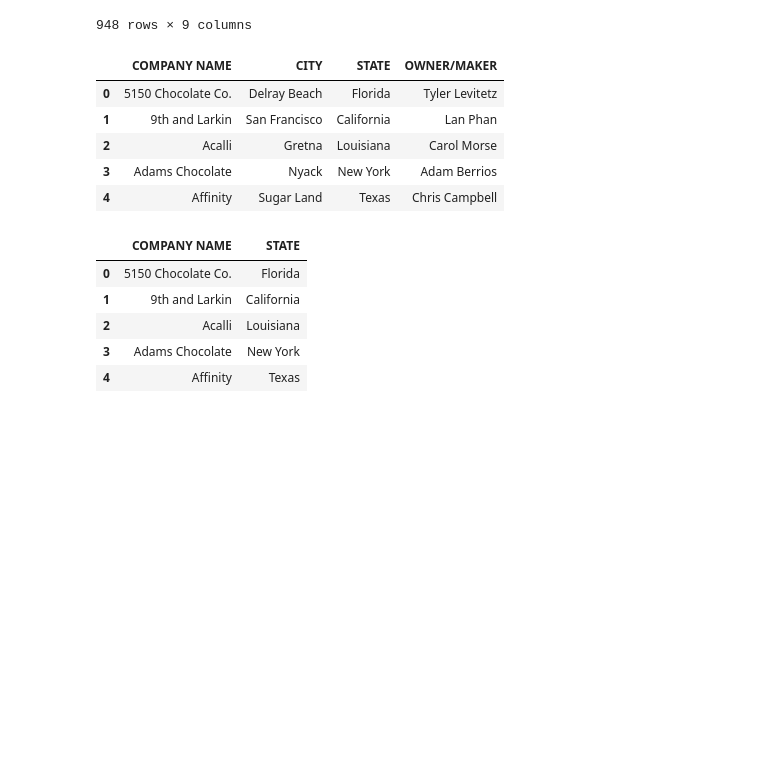
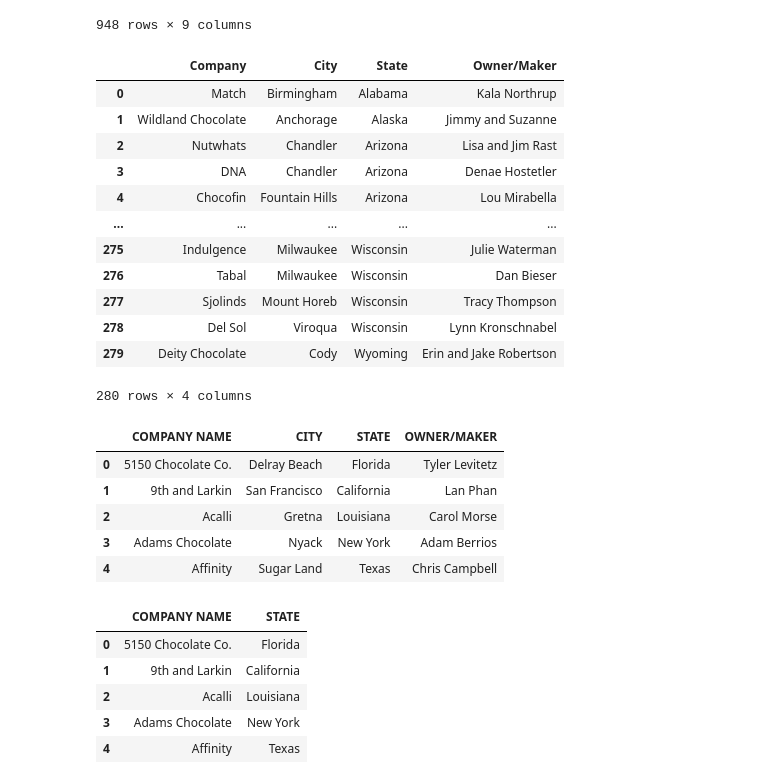
Before and after one commit to tapatio-123/ETL_Project, a Jupyter notebook: csv_to_df.ipynb, the cells around one changed output. Cells and saved outputs as stored; diff of their text form; code cells hidden in the pictures; blank space fills up the shorter version.

```diff
--- a/csv_to_df.ipynb
+++ b/csv_to_df.ipynb
@@ -15,5 +15,5 @@ from config import pw
 import time
 from splinter import Browser
 # %%
-executable_path = {'executable_path': 'chromedriver.exe'}
+executable_path = {'executable_path': 'chromedriver (2).exe'}
 browser = Browser('chrome', **executable_path, headless=False)
@@ -22,11 +51,12 @@ url = 'http://flavorsofcacao.com/usa_craft_makers.html'
 browser.visit(url)
 time.sleep(2)
 html = browser.html
-#print(html)
-bsoup = soup(html, 'html.parser')
+print(html)
+soup = BeautifulSoup(html, 'html.parser')
+#bsoup = soup(html, 'html.parser')
 time.sleep(4)
 print(bsoup)
-results = bsoup.find(id="spryregion2")
+results = soup.find(id="spryregion2")
 results = results.find_all('table')[0]
 column_headers = ['Company','City', 'State', 'Owner/Maker']
 records = []
@@ -88,6 +139,24 @@ final_choc
 | 2171 | Zak's | U.S.A | Papua new guinea | 70.0 | have_bean | have_cocoa_butter | have_not_vanila | ... |
 | 2172 | Zak's | U.S.A | Blend | 60.0 | have_bean | have_cocoa_butter | have_not_vanila | ... |
 948 rows × 9 columns
+# %%
+df
+us_choc = df.drop(['CITY','OWNER/MAKER'], axis = 1)
+us_choc
+# %% [output]
+|  | Company | City | State | Owner/Maker |
+| 0 | Match | Birmingham | Alabama | Kala Northrup |
+| 1 | Wildland Chocolate | Anchorage | Alaska | Jimmy and Suzanne |
+| 2 | Nutwhats | Chandler | Arizona | Lisa and Jim Rast |
+| 3 | DNA | Chandler | Arizona | Denae Hostetler |
+| 4 | Chocofin | Fountain Hills | Arizona | Lou Mirabella |
+| ... | ... | ... | ... | ... |
+| 275 | Indulgence | Milwaukee | Wisconsin | Julie Waterman |
+| 276 | Tabal | Milwaukee | Wisconsin | Dan Bieser |
+| 277 | Sjolinds | Mount Horeb | Wisconsin | Tracy Thompson |
+| 278 | Del Sol | Viroqua | Wisconsin | Lynn Kronschnabel |
+| 279 | Deity Chocolate | Cody | Wyoming | Erin and Jake Robertson |
+280 rows × 4 columns
 # %%
 us_csv = "Resources/usa_chocolate.csv"
 us_chocolate = pd.read_csv(us_csv, encoding = "utf-8")
```
Also changed, not shown: parts of 4 cells of this notebook, 4 other files.
